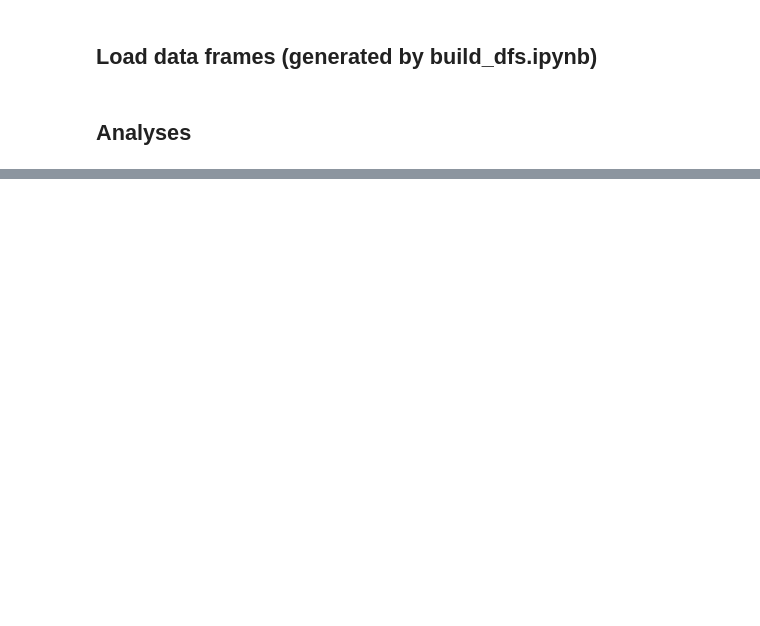
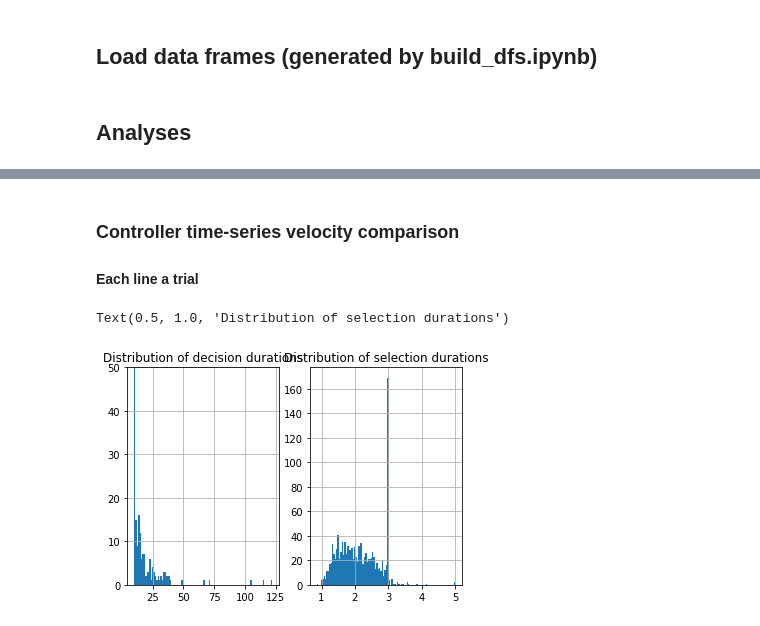
Before and after one commit to onejgordon/cec_vr, a Jupyter notebook: Analysis/analyze.ipynb, the cells around one changed output, grey strips where cells are left out. Cells and saved outputs as stored; diff of their text form; code cells hidden in the pictures; blank space fills up the shorter version.

```diff
--- a/Analysis/analyze.ipynb
+++ b/Analysis/analyze.ipynb
@@ -84,0 +74,17 @@ trial_df
+# %% [markdown]
+### Controller time-series velocity comparison
+
+#### Each line a trial
+# %%
+trial_df['decision_dur'] = trial_df['ts_selection'] - trial_df['ts_start']
+trial_df['selection_dur'] = trial_df['ts_end'] - trial_df['ts_selection']
+
+fig, axs = plt.subplots(1, 2)
+trial_df['decision_dur'].hist(bins=100, ax=axs[0])
+trial_df['selection_dur'].hist(bins=100, ax=axs[1])
+axs[0].set_ylim((0, 50))
+axs[0].set_title("Distribution of decision durations")
+axs[1].set_title("Distribution of selection durations")
+# %% [output]
+Text(0.5, 1.0, 'Distribution of selection durations')
+[figure, added]
```
Also changed, not shown: parts of 18 cells of this notebook, 3 other files.
